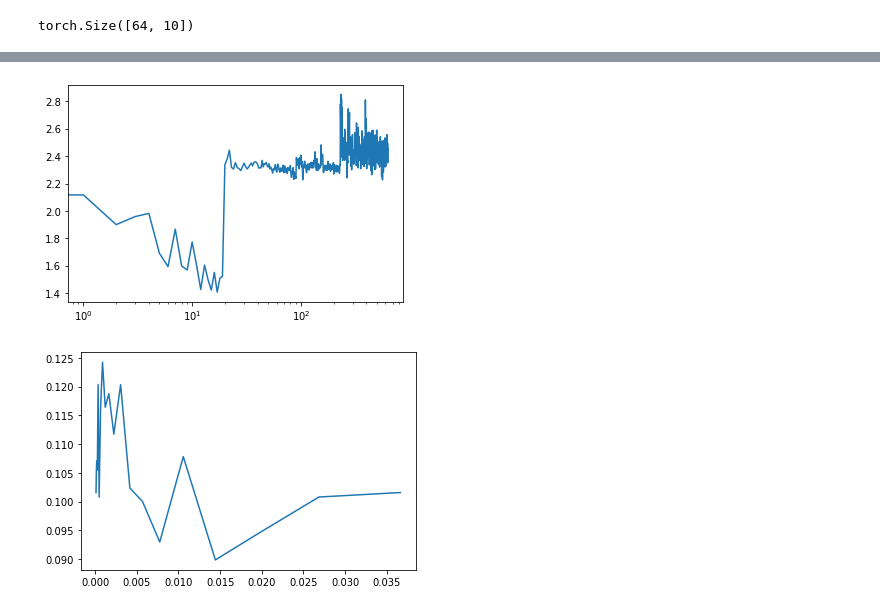
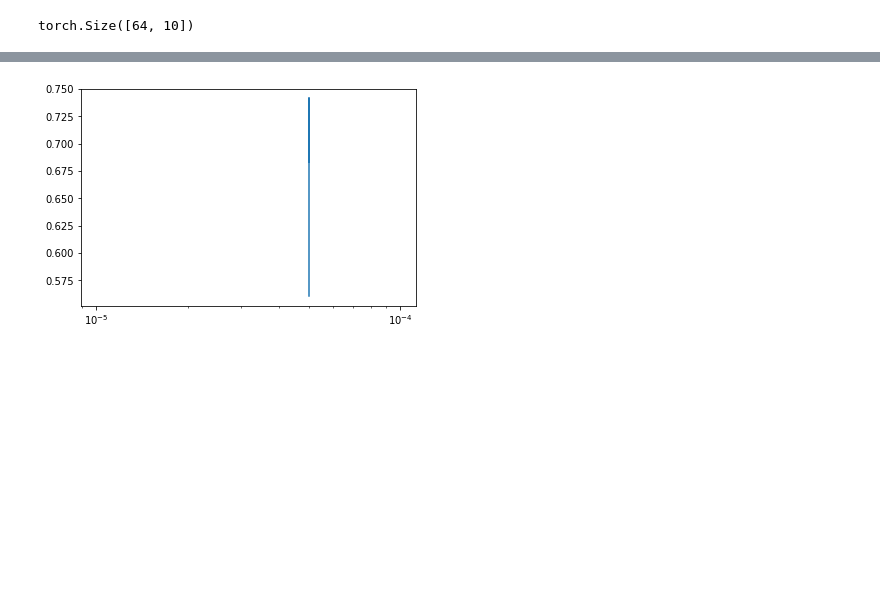
Before and after one commit to eisbetterthanpi/pytorch, a Jupyter notebook: fast.ipynb, the cells around one changed output, grey strips where cells are left out. Saved outputs shown, nothing was run; the diff lists cells and outputs as text; code cells hidden in the pictures; blank space fills up the shorter version.

```diff
--- a/fast.ipynb
+++ b/fast.ipynb
@@ -219,7 +219,8 @@ scaler = torch.cuda.amp.GradScaler()
 
 
 # def strain(dataloader, model, loss_fn, optimizer):
-def strain(dataloader, model, loss_fn, optimizer, sstep=False, verbose=True):
+# def strain(dataloader, model, loss_fn, optimizer, sstep=False, verbose=True):
+def strain(dataloader, model, loss_fn, optimizer, scheduler=None, verbose=True):
     size = len(dataloader.dataset)
     model.train()
     for batch, (x, y) in enumerate(dataloader):
@@ -232,8 +233,8 @@ def strain(dataloader, model, loss_fn, optimizer, sstep=False, verbose=True):
         scaler.scale(loss).backward()
         scaler.step(optimizer)
         scaler.update()
-        if sstep:
-            scheduler.step()
+        # if sstep: scheduler.step()
+        if scheduler is not None: scheduler.step()
 
         # loss.backward()
         # optimizer.step()
@@ -294,50 +295,57 @@ def test(dataloader, model, loss_fn, verbose=True):
 # _/\
 
 # cyclic
+# 0.0001-0.001
 
 num_iter=20
-start_lr=0.0001
-end_lr= 0.05
-train_batches=100
-test_batches=20
+start_lr=0.00005
+end_lr= 0.01
+# train_batches=100
+# test_batches=20
 loss_fn = nn.CrossEntropyLoss()
 optimizer = torch.optim.AdamW(model.parameters(), lr=start_lr, betas=(0.9, 0.999), eps=1e-08, weight_decay=0.01)
 # optimizer = torch.optim.SGD(model.parameters(), lr=start_lr, momentum=0.9)
 
-def lrfinder(model, optimizer, loss_fn, train_loader, start_lr=0.0001, end_lr=0.1, num_iter=20, train_batches=100, test_batches=20):
-    # (end_lr/start_lr)=gamma**(num_iter)
-    gamma = np.exp(np.log(end_lr/start_lr)/num_iter)
-    print("gamma",gamma)
-    scheduler = torch.optim.lr_scheduler.ExponentialLR(optimizer, gamma=gamma)
-    train_size = len(train_dataset)
-    train_lengths=[batch_size*train_batches,train_size-batch_size*train_batches]
-    test_size = len(test_dataset)
-    test_lengths=[batch_size*test_batches,test_size-batch_size*test_batches]
+# def lrfinder(model, optimizer, loss_fn, train_loader, start_lr=0.0001, end_lr=0.1, num_iter=20, train_batches=100, test_batches=20):
+def lrfinder(model, optimizer, loss_fn, train_loader, test_loader, start_lr=0.0001, end_lr=0.1, num_iter=20):
+    batch_size=64
+    train_batches, test_batches = 100, 20
+    train_lengths=[batch_size*train_batches,len(train_dataset)-batch_size*train_batches]
+    test_lengths=[batch_size*test_batches,len(test_dataset)-batch_size*test_batches]
     # print(train_size,test_size) #50000 10000
+
+    for g in optimizer.param_groups: g['lr'] = start_lr
+
     acc_list=[]
     lr_list=[]
+    num_batches=int(np.ceil(len(train_dataset)/batch_size))
+    gamma = np.exp(np.log(end_lr/start_lr)/num_iter)
+    # gamma = np.exp(np.log(1e-4/1e-2)/(num_batches*epochs)) # for scheduler step every optimizer step
+    scheduler = torch.optim.lr_scheduler.ExponentialLR(optimizer, gamma=gamma)
     import copy
     model1=copy.deepcopy(model)
+    optimizer = torch.optim.AdamW(model1.parameters(), lr=start_lr, betas=(0.9, 0.999), eps=1e-08, weight_decay=0.01)
 
-    for i in range(num_iter):
-        train_sets = torch.utils.data.random_split(train_dataset, train_lengths)
-        test_sets = torch.utils.data.random_split(test_dataset, test_lengths)
-        train_loaders = torch.utils.data.DataLoader(train_sets[0], batch_size=batch_size, shuffle=True, num_workers=4, pin_memory=True)
-        test_loaders = torch.utils.data.DataLoader(test_sets[0], batch_size=batch_size, shuffle=False, num_workers=4, pin_memory=True)
+    for t in range(num_iter):
+        train_sets = torch.utils.data.random_split(train_dataset, train_lengths)[0] # https://stackoverflow.com/a/55760170
+        test_sets = torch.utils.data.random_split(test_dataset, test_lengths)[0]
+        train_loaders = torch.utils.data.DataLoader(train_sets, batch_size=batch_size, shuffle=True, num_workers=4, pin_memory=True)
+        test_loaders = torch.utils.data.DataLoader(test_sets, batch_size=batch_size, shuffle=False, num_workers=4, pin_memory=True)
 
-        lr=scheduler.get_last_lr()[0]
+        print("iter: ",t)
+        lr=optimizer.param_groups[0]["lr"]
+        # lr=scheduler.get_last_lr()[0]
+        lr_list.append(lr)
         print("lr: ",lr)
-        lr_list.append(lr)
+        # train(train_loader, model, loss_fn, optimizer)
+        # strain(train_loader, model, loss_fn, optimizer, scheduler)
+        strain(train_loader, model1, loss_fn, optimizer, verbose=False)
+        test(test_loader, model1, loss_fn)
 
-        # strain(train_loaders, model1, loss_fn, optimizer, scheduler)
-        strain(train_loaders, model1, loss_fn, optimizer, verbose=False)
-        # strain(train_loaders, model1, loss_fn, optimizer, sstep=True)
-        # train(train_loaders, model1, loss_fn, optimizer)
-
-        scheduler.step()
-        accuracy = test(test_loaders, model, loss_fn, verbose=False)
+        accuracy = test(test_loader, model1, loss_fn, verbose=False)
         print("accuracy: ",accuracy)
         acc_list.append(accuracy)
+        scheduler.step()
 
     import matplotlib.pyplot as plt
     plt.plot(lr_list,acc_list)
@@ -345,8 +353,9 @@ def lrfinder(model, optimizer, loss_fn, train_loader, start_lr=0.0001, end_lr=0.
     plt.show()
     plt.close()
     return lr_list,acc_list
-    # base_lr ,max_lr
+    # # base_lr ,max_lr
 
-# lr_list,acc_list = lrfinder(model, optimizer, loss_fn)#, train_loader, end_lr, num_iter)
-lr_list,acc_list = lrfinder(model, optimizer, loss_fn, train_loader, start_lr, end_lr, num_iter, train_batches, test_batches)
+
+# lr_list, acc_list = lrfinder(model, optimizer, loss_fn, train_loader, start_lr, end_lr, num_iter, train_batches, test_batches)
+lr_list, acc_list = lrfinder(model, optimizer, loss_fn, train_loader, test_loader, start_lr, end_lr, num_iter)
 # %% [output]
@@ -370,2 +379 @@ Test Error:
-[figure, old version]
+[figure, new version]
-[figure, removed]
```
Also changed, not shown: parts of 5 cells of this notebook.
